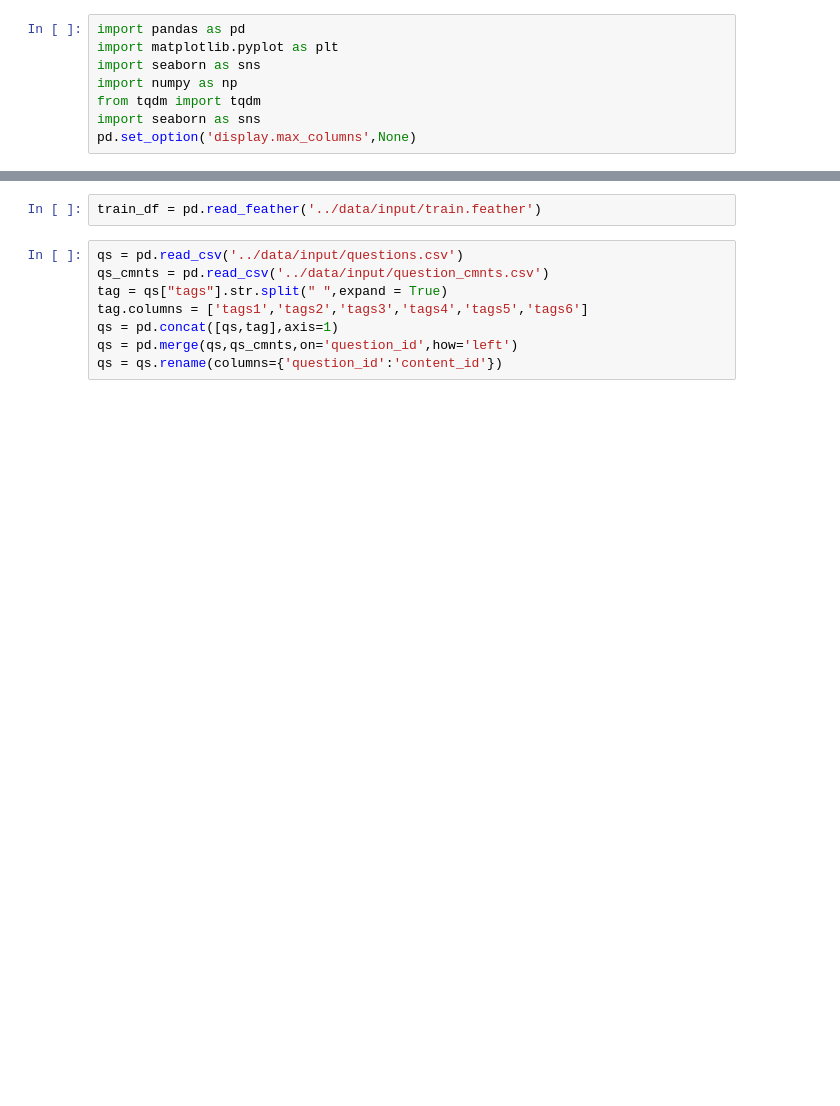
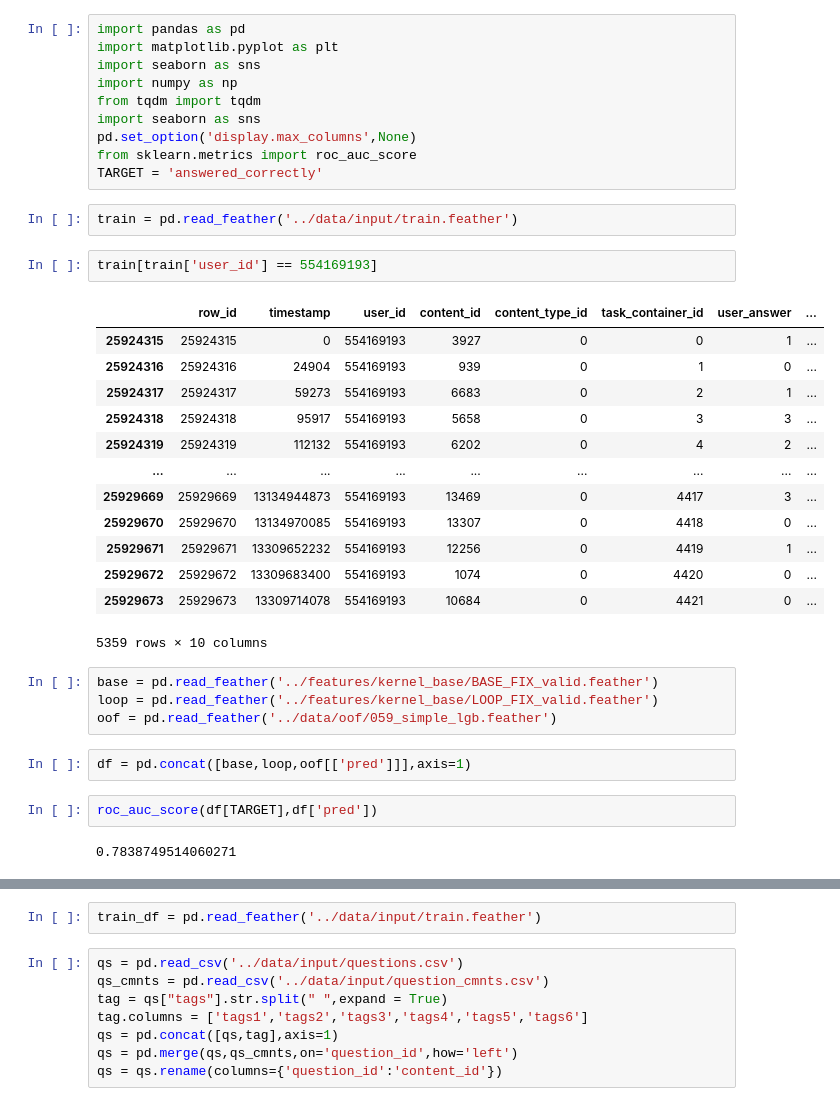
Before and after one commit to zakopuro/kaggle_Riiid, a Jupyter notebook: notebook/EDA.ipynb, the cells around one changed output, grey strips where cells are left out. Saved outputs shown, nothing was run; the diff lists cells and outputs as text; blank space fills up the shorter version.

```diff
--- a/notebook/EDA.ipynb
+++ b/notebook/EDA.ipynb
@@ -6,3 +6,33 @@ import numpy as np
 from tqdm import tqdm
 import seaborn as sns
 pd.set_option('display.max_columns',None)
+from sklearn.metrics import roc_auc_score
+TARGET = 'answered_correctly'
+# %%
+train = pd.read_feather('../data/input/train.feather')
+# %%
+train[train['user_id'] == 554169193]
+# %% [output]
+|  | row_id | timestamp | user_id | content_id | content_type_id | task_container_id | user_answer | ... |
+| 25924315 | 25924315 | 0 | 554169193 | 3927 | 0 | 0 | 1 | ... |
+| 25924316 | 25924316 | 24904 | 554169193 | 939 | 0 | 1 | 0 | ... |
+| 25924317 | 25924317 | 59273 | 554169193 | 6683 | 0 | 2 | 1 | ... |
+| 25924318 | 25924318 | 95917 | 554169193 | 5658 | 0 | 3 | 3 | ... |
+| 25924319 | 25924319 | 112132 | 554169193 | 6202 | 0 | 4 | 2 | ... |
+| ... | ... | ... | ... | ... | ... | ... | ... | ... |
+| 25929669 | 25929669 | 13134944873 | 554169193 | 13469 | 0 | 4417 | 3 | ... |
+| 25929670 | 25929670 | 13134970085 | 554169193 | 13307 | 0 | 4418 | 0 | ... |
+| 25929671 | 25929671 | 13309652232 | 554169193 | 12256 | 0 | 4419 | 1 | ... |
+| 25929672 | 25929672 | 13309683400 | 554169193 | 1074 | 0 | 4420 | 0 | ... |
+| 25929673 | 25929673 | 13309714078 | 554169193 | 10684 | 0 | 4421 | 0 | ... |
+5359 rows × 10 columns
+# %%
+base = pd.read_feather('../features/kernel_base/BASE_FIX_valid.feather')
+loop = pd.read_feather('../features/kernel_base/LOOP_FIX_valid.feather')
+oof = pd.read_feather('../data/oof/059_simple_lgb.feather')
+# %%
+df = pd.concat([base,loop,oof[['pred']]],axis=1)
+# %%
+roc_auc_score(df[TARGET],df['pred'])
+# %% [output]
+0.7838749514060271
```
Also changed, not shown: parts of 40 cells of this notebook, 9 other files.
